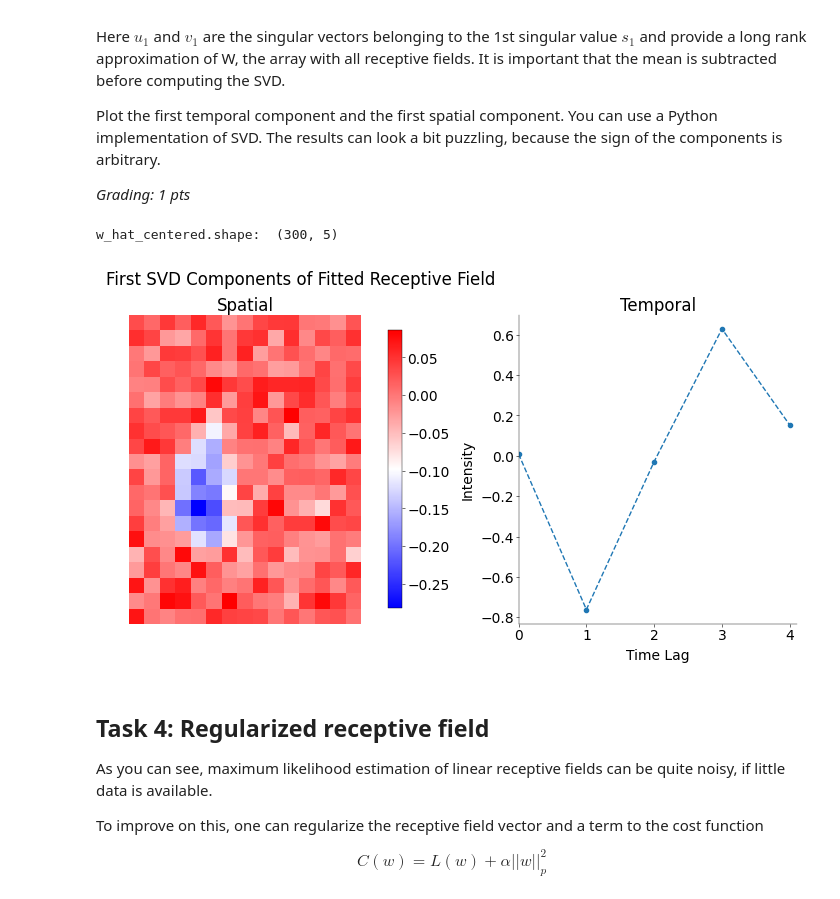
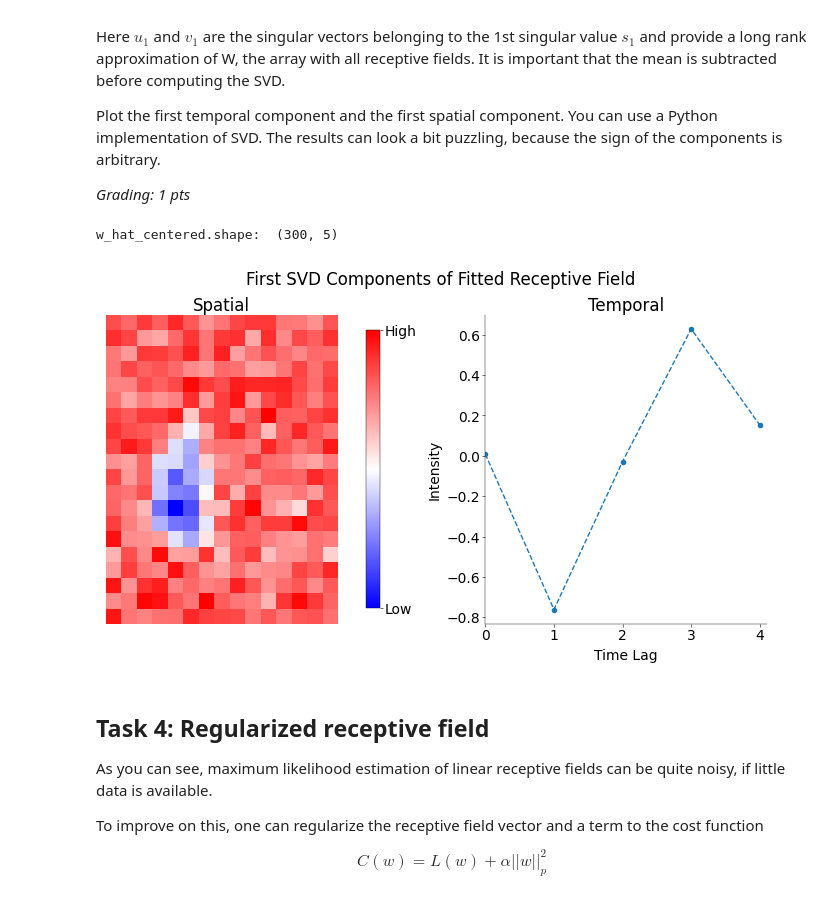
Before and after one commit to stedavkle/uni-tue-nds, a Jupyter notebook: CL5/notebooks/CodingLab5.ipynb, the cells around one changed output. Drawn from its saved outputs; the diff is of its cells as text; code cells hidden in the pictures.

```diff
--- a/CL5/notebooks/CodingLab5.ipynb
+++ b/CL5/notebooks/CodingLab5.ipynb
@@ -612,37 +613,36 @@ print("w_hat_centered.shape: ", w_hat_centered.shape)
 U, S, Vt = np.linalg.svd(w_hat_centered, full_matrices=False)
 # U is the spatial component, Vt is the temporal component
 
 # -------------------------------------------------
 # Plot the spatial and temporal components (0.5 pt)
 # -------------------------------------------------
 
 fig, ax = plt.subplot_mosaic(
     mosaic=[["Spatial", "Temporal"]],
     width_ratios=[2, 1],
     figsize=(10, 4),
     constrained_layout=True,
 )
 # add plot
 im = ax["Spatial"].imshow(U[:, 0].reshape(Dx, Dy), cmap="bwr")
 ax["Spatial"].set_title("Spatial")
 ax["Spatial"].axis("off")
 cbar = plt.colorbar(im, ax=ax["Spatial"], orientation="vertical", shrink=0.9)
+cbar.set_ticks(ticks=[np.min(U[:, 0]), np.max(U[:, 0])], labels=["Low", "High"])
 
 ax["Temporal"].plot(Vt[0, :], ".--")
 ax["Temporal"].set_title("Temporal")
 ax["Temporal"].set_xlabel("Time Lag")
 ax["Temporal"].set_ylabel("Intensity")
 ax["Temporal"].set_xlim([0, 4.1])
 ax["Temporal"].set_xticks(range(0, 5))
 ax["Temporal"].set_xticklabels(range(0, 5))
 
-plt.suptitle(
-    "First SVD Components of Fitted Receptive Field"
-)  # TODO why is this shifted to the left?
+plt.suptitle("First SVD Components of Fitted Receptive Field", position=(0.67, 1.05))
 plt.show()
 # %% [output]
 w_hat_centered.shape:  (300, 5)
-[figure, old version]
+[figure, new version]
 # %% [markdown]
 ## Task 4: Regularized receptive field
 
```
Also changed, not shown: parts of 9 cells of this notebook.
